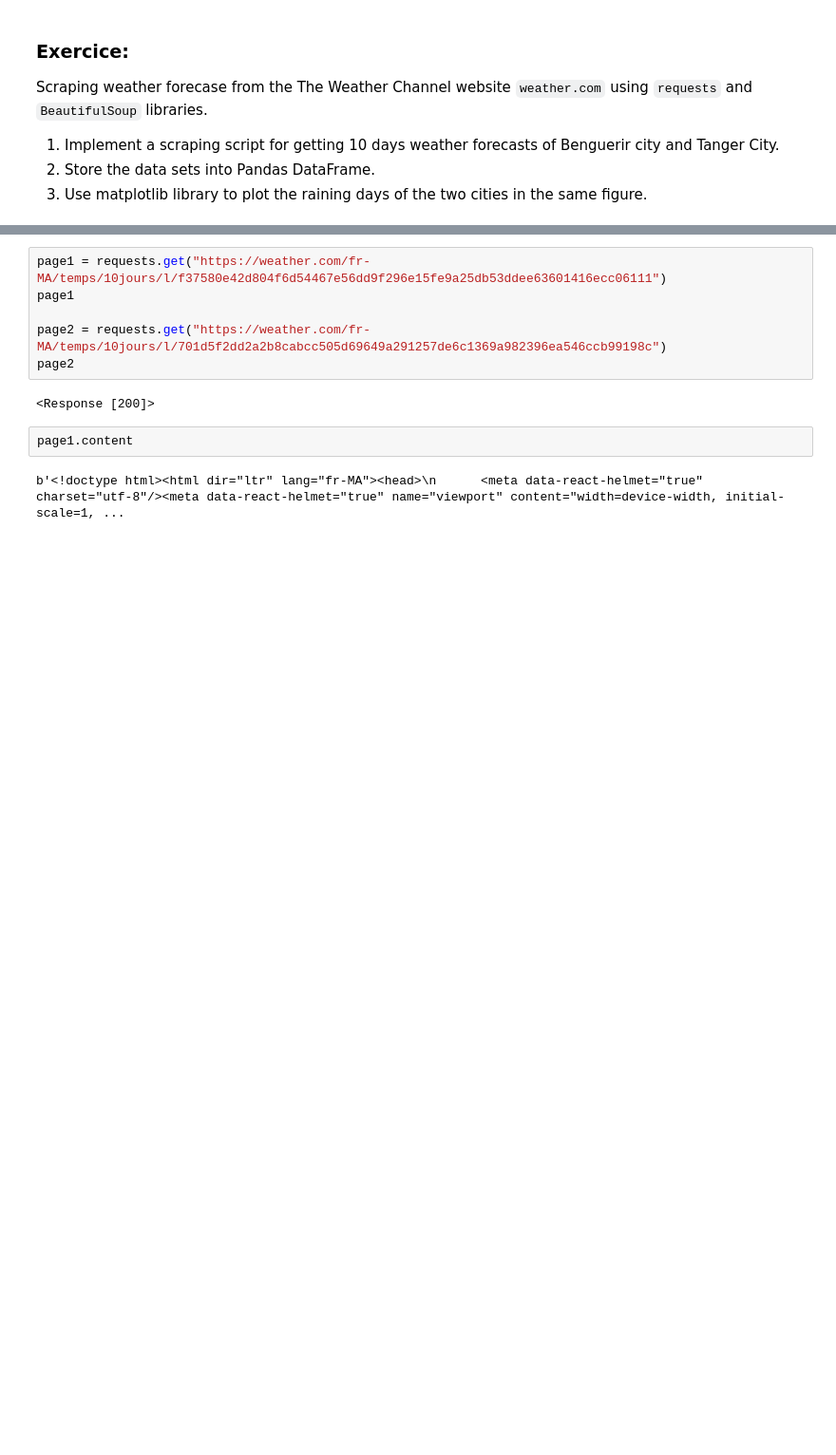
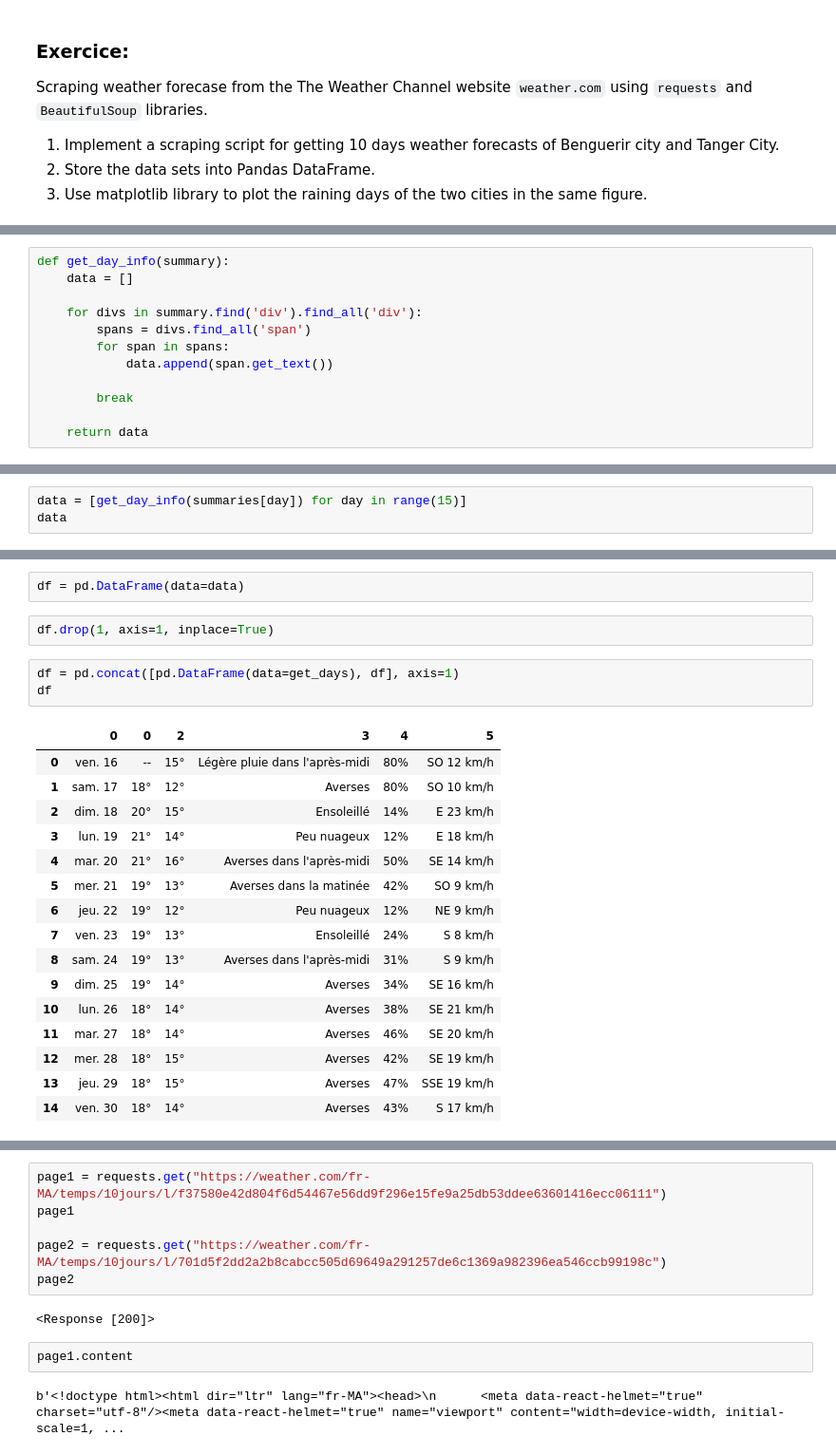
Before and after one commit to Borel677/M111-Advanced-Python-and-Database-Management, a Jupyter notebook: day04/assignment/forecast data scraping.ipynb, the cells around one changed output, grey strips where cells are left out. Shown at 95% size. Cells and saved outputs as stored; diff of their text form; blank space fills up the shorter version.

```diff
--- a/day04/assignment/forecast data scraping.ipynb
+++ b/day04/assignment/forecast data scraping.ipynb
@@ -13,0 +59,12 @@ import pandas as pd
+# %%
+def get_day_info(summary):
+    data = []
+
+    for divs in summary.find('div').find_all('div'):
+        spans = divs.find_all('span')
+        for span in spans:
+            data.append(span.get_text())
+
+        break
+
+    return data
@@ -13,0 +93,3 @@ import pandas as pd
+# %%
+data = [get_day_info(summaries[day]) for day in range(15)]
+data
@@ -13,0 +112,24 @@ import pandas as pd
+# %%
+df = pd.DataFrame(data=data)
+# %%
+df.drop(1, axis=1, inplace=True)
+# %%
+df = pd.concat([pd.DataFrame(data=get_days), df], axis=1)
+df
+# %% [output]
+|  | 0 | 0 | 2 | 3 | 4 | 5 |
+| 0 | ven. 16 | -- | 15° | Légère pluie dans l'après-midi | 80% | SO 12 km/h |
+| 1 | sam. 17 | 18° | 12° | Averses | 80% | SO 10 km/h |
+| 2 | dim. 18 | 20° | 15° | Ensoleillé | 14% | E 23 km/h |
+| 3 | lun. 19 | 21° | 14° | Peu nuageux | 12% | E 18 km/h |
+| 4 | mar. 20 | 21° | 16° | Averses dans l'après-midi | 50% | SE 14 km/h |
+| 5 | mer. 21 | 19° | 13° | Averses dans la matinée | 42% | SO 9 km/h |
+| 6 | jeu. 22 | 19° | 12° | Peu nuageux | 12% | NE 9 km/h |
+| 7 | ven. 23 | 19° | 13° | Ensoleillé | 24% | S 8 km/h |
+| 8 | sam. 24 | 19° | 13° | Averses dans l'après-midi | 31% | S 9 km/h |
+| 9 | dim. 25 | 19° | 14° | Averses | 34% | SE 16 km/h |
+| 10 | lun. 26 | 18° | 14° | Averses | 38% | SE 21 km/h |
+| 11 | mar. 27 | 18° | 14° | Averses | 46% | SE 20 km/h |
+| 12 | mer. 28 | 18° | 15° | Averses | 42% | SE 19 km/h |
+| 13 | jeu. 29 | 18° | 15° | Averses | 47% | SSE 19 km/h |
+| 14 | ven. 30 | 18° | 14° | Averses | 43% | S 17 km/h |
```
Also changed, not shown: parts of 9 cells of this notebook.
